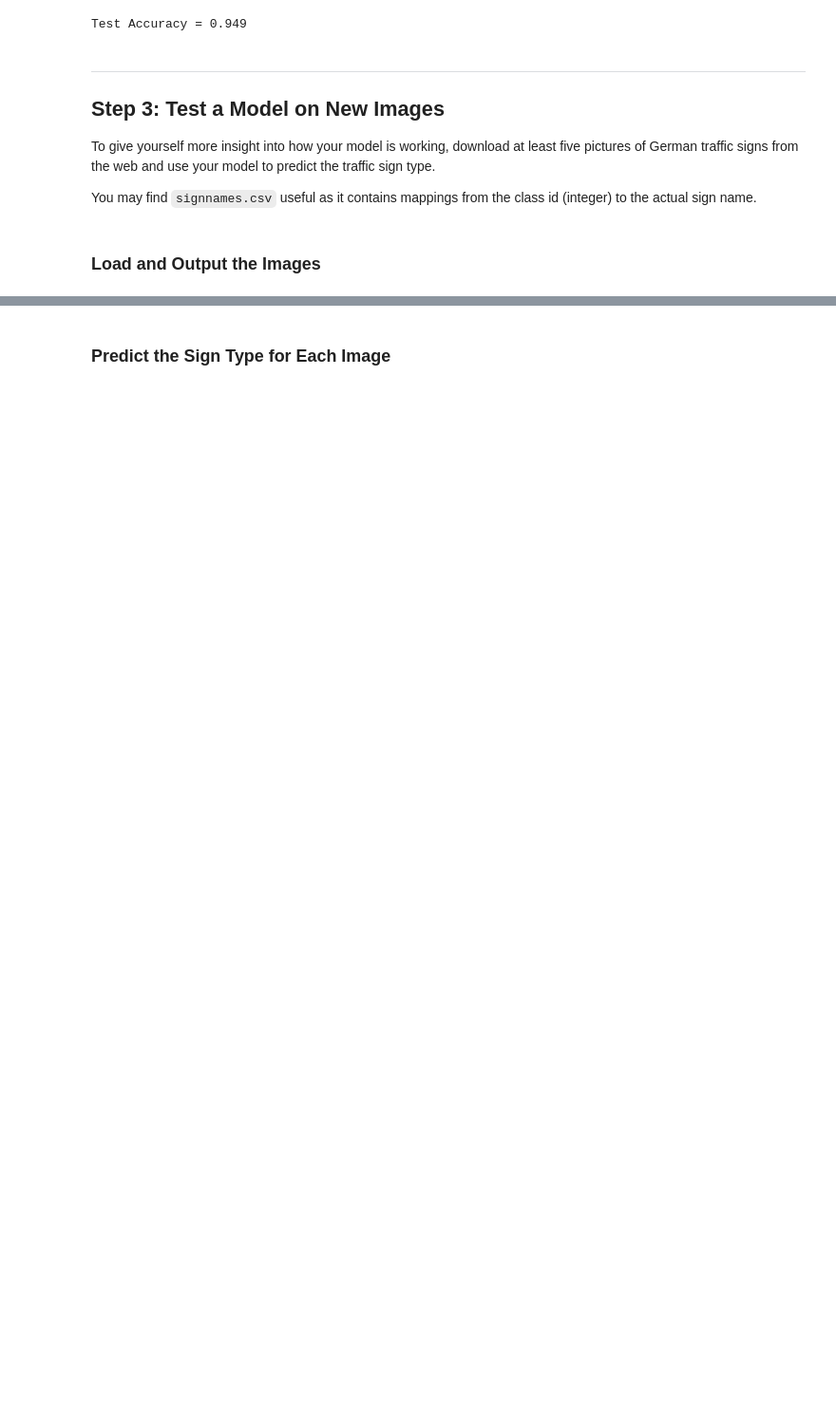
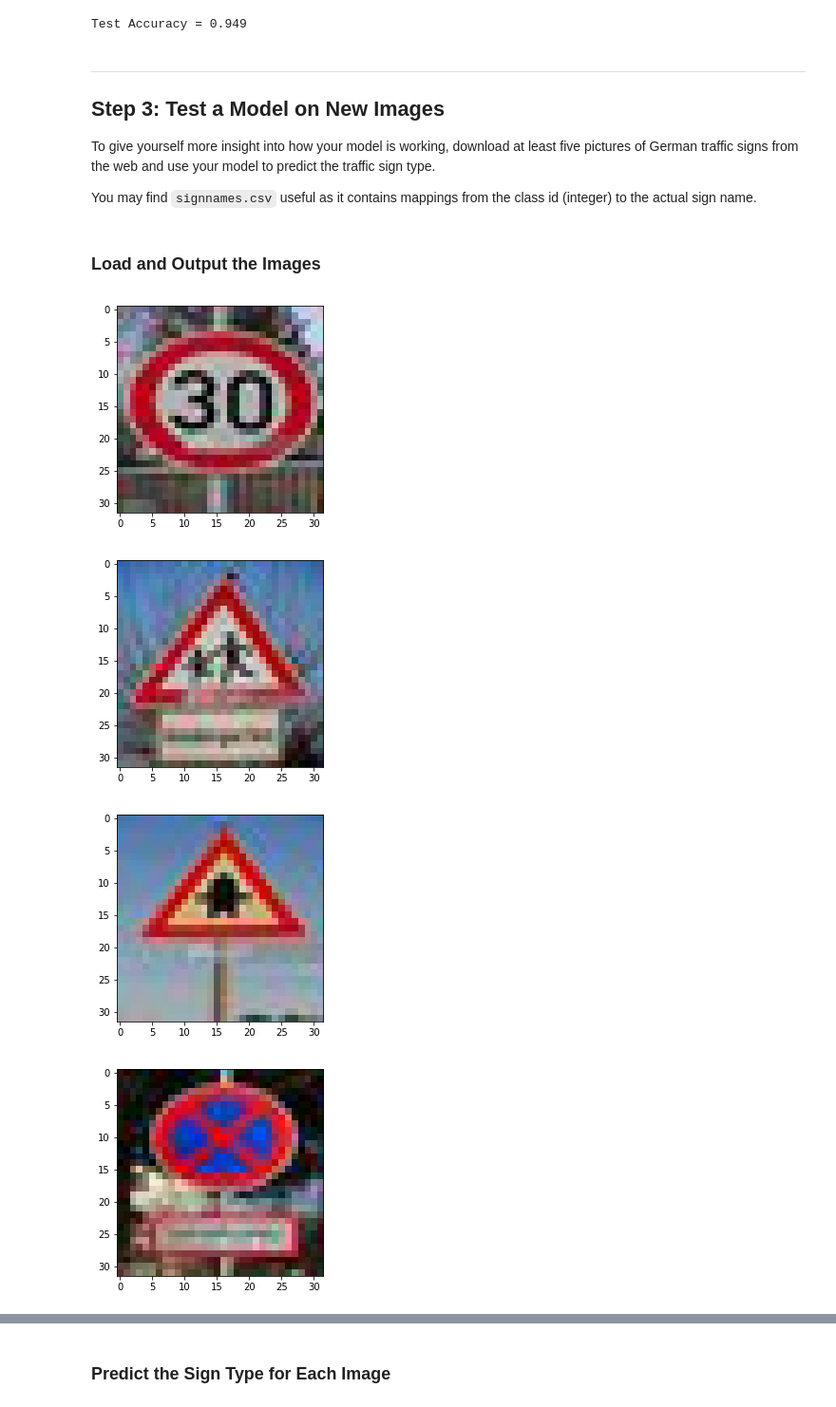
Before and after one commit to orzzzl/Traffic-Sign-Classifier, a Jupyter notebook: Traffic_Sign_Classifier.ipynb, the cells around one changed output, grey strips where cells are left out. Shown at 95% size. Cells and saved outputs as stored; diff of their text form; code cells hidden in the pictures; blank space fills up the shorter version.

```diff
--- a/Traffic_Sign_Classifier.ipynb
+++ b/Traffic_Sign_Classifier.ipynb
@@ -448,0 +447,22 @@ You may find `signnames.csv` useful as it contains mappings from the class id (i
+# %%
+### Load the images and plot them here.
+### Feel free to use as many code cells as needed.
+import os
+from scipy import ndimage, misc
+import numpy as np
+import matplotlib.pyplot as plt
+import re
+new_images = []
+for i in range(1, 6):
+    filepath = './NewPictures/' + str(i) + '.jpg'
+    image = ndimage.imread(filepath, mode="RGB")
+    new_images.append(image)
+    helper.show_image(image)
+new_images = np.array(new_images)
+new_images = new_images / 255 - 0.5
+print(new_images)
+# %% [output]
+[figure, added]
+[figure, added]
+[figure, added]
+[figure, added]
```
Also changed, not shown: parts of 8 cells of this notebook, 6 other files.
